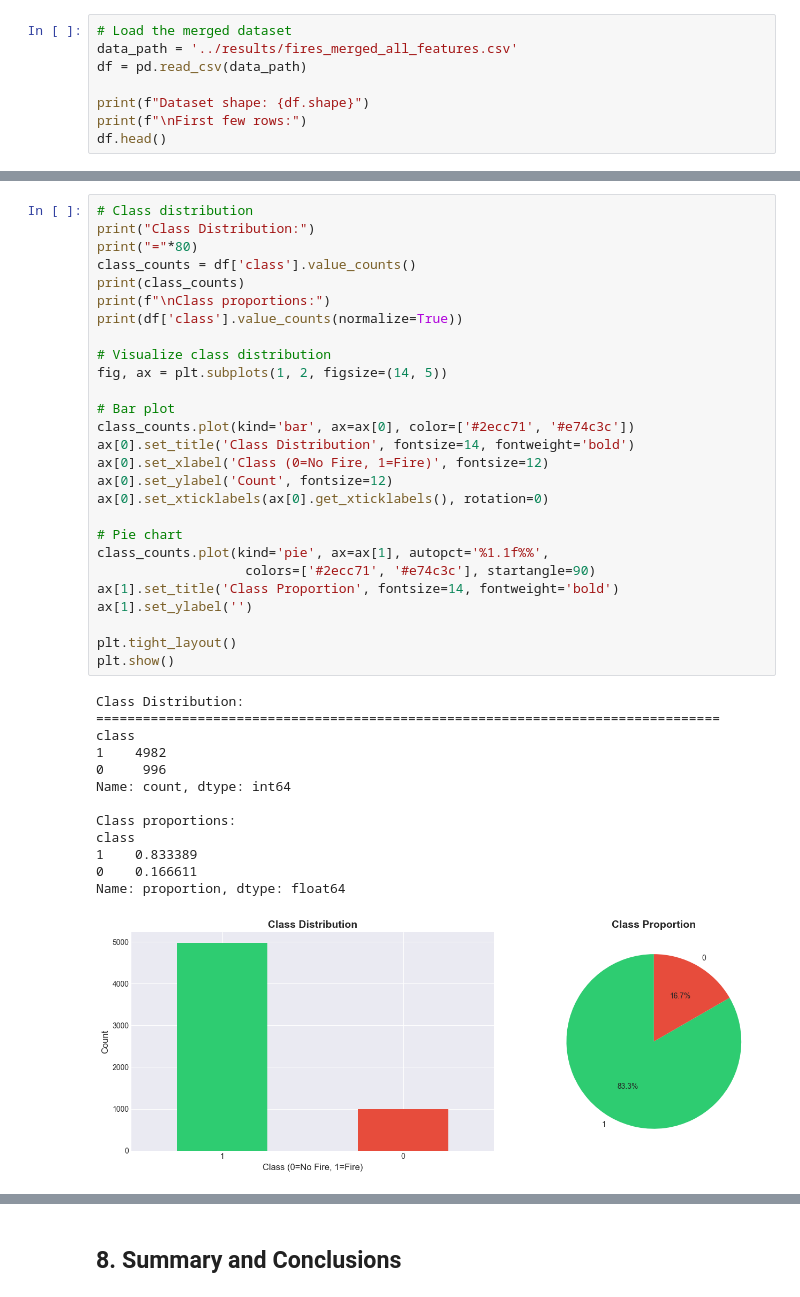
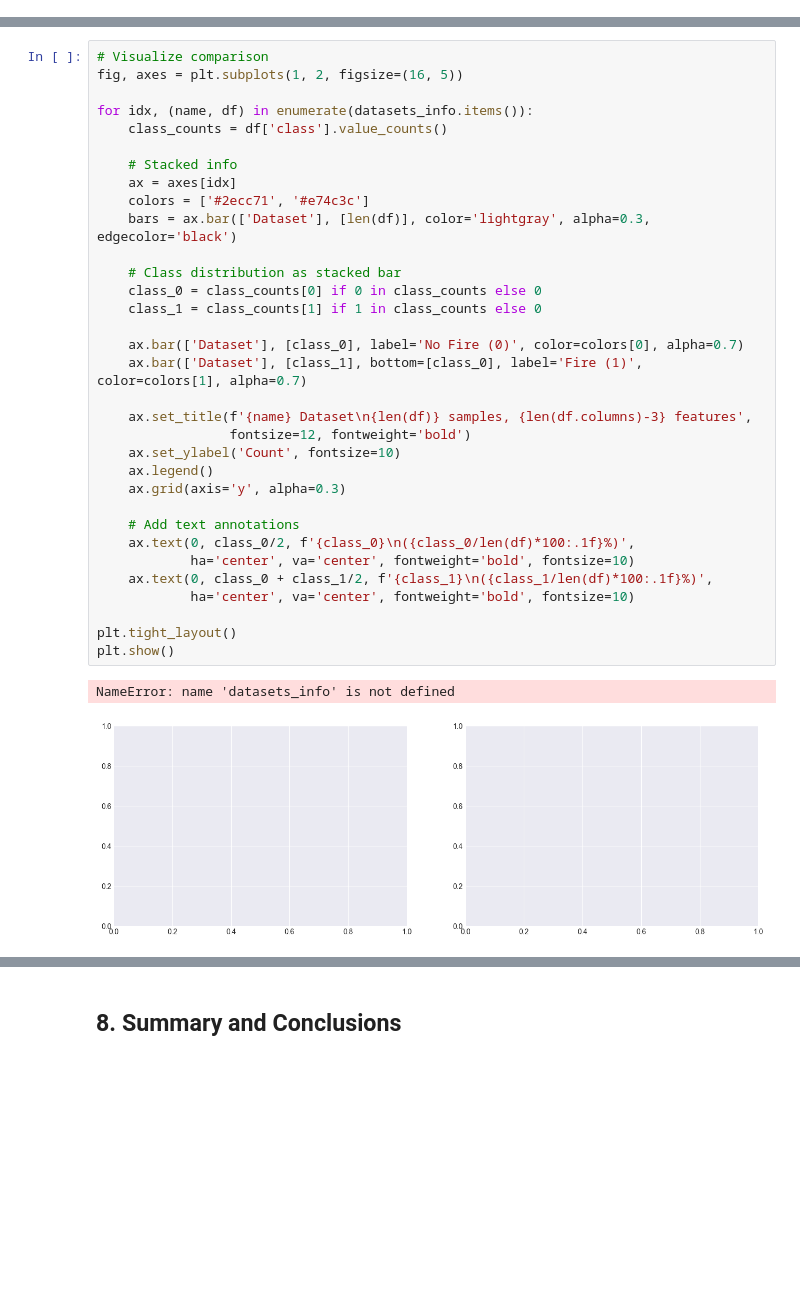
Before and after one commit to BESSAI-Tayeb/forest-fires-algeria-tunisia-analysis, a Jupyter notebook: analysis/model_training.ipynb, the cells around one changed output, grey strips where cells are left out. Saved outputs shown, nothing was run; the diff lists cells and outputs as text; blank space fills up the shorter version.

```diff
--- a/analysis/model_training.ipynb
+++ b/analysis/model_training.ipynb
@@ -32,11 +43,3 @@ sns.set_palette('husl')
 print("✅ Libraries imported successfully!")
 # %% [output]
 ✅ Libraries imported successfully!
-# %%
-# Load the merged dataset
-data_path = '../results/fires_merged_all_features.csv'
-df = pd.read_csv(data_path)
-
-print(f"Dataset shape: {df.shape}")
-print(f"\nFirst few rows:")
-df.head()
@@ -86,41 +46,36 @@ Missing values:
 # %%
-# Class distribution
-print("Class Distribution:")
-print("="*80)
-class_counts = df['class'].value_counts()
-print(class_counts)
-print(f"\nClass proportions:")
-print(df['class'].value_counts(normalize=True))
+# Visualize comparison
+fig, axes = plt.subplots(1, 2, figsize=(16, 5))
 
-# Visualize class distribution
-fig, ax = plt.subplots(1, 2, figsize=(14, 5))
+for idx, (name, df) in enumerate(datasets_info.items()):
+    class_counts = df['class'].value_counts()
 
-# Bar plot
-class_counts.plot(kind='bar', ax=ax[0], color=['#2ecc71', '#e74c3c'])
-ax[0].set_title('Class Distribution', fontsize=14, fontweight='bold')
-ax[0].set_xlabel('Class (0=No Fire, 1=Fire)', fontsize=12)
-ax[0].set_ylabel('Count', fontsize=12)
-ax[0].set_xticklabels(ax[0].get_xticklabels(), rotation=0)
+    # Stacked info
+    ax = axes[idx]
+    colors = ['#2ecc71', '#e74c3c']
+    bars = ax.bar(['Dataset'], [len(df)], color='lightgray', alpha=0.3, edgecolor='black')
 
-# Pie chart
-class_counts.plot(kind='pie', ax=ax[1], autopct='%1.1f%%',
-                   colors=['#2ecc71', '#e74c3c'], startangle=90)
-ax[1].set_title('Class Proportion', fontsize=14, fontweight='bold')
-ax[1].set_ylabel('')
+    # Class distribution as stacked bar
+    class_0 = class_counts[0] if 0 in class_counts else 0
+    class_1 = class_counts[1] if 1 in class_counts else 0
+
+    ax.bar(['Dataset'], [class_0], label='No Fire (0)', color=colors[0], alpha=0.7)
+    ax.bar(['Dataset'], [class_1], bottom=[class_0], label='Fire (1)', color=colors[1], alpha=0.7)
+
+    ax.set_title(f'{name} Dataset\n{len(df)} samples, {len(df.columns)-3} features',
+                 fontsize=12, fontweight='bold')
+    ax.set_ylabel('Count', fontsize=10)
+    ax.legend()
+    ax.grid(axis='y', alpha=0.3)
+
+    # Add text annotations
+    ax.text(0, class_0/2, f'{class_0}\n({class_0/len(df)*100:.1f}%)',
+            ha='center', va='center', fontweight='bold', fontsize=10)
+    ax.text(0, class_0 + class_1/2, f'{class_1}\n({class_1/len(df)*100:.1f}%)',
+            ha='center', va='center', fontweight='bold', fontsize=10)
 
 plt.tight_layout()
 plt.show()
 # %% [output]
-Class Distribution:
-================================================================================
-class
-1    4982
-0     996
-Name: count, dtype: int64
-
-Class proportions:
-class
-1    0.833389
-0    0.166611
-Name: proportion, dtype: float64
+NameError: name 'datasets_info' is not defined
-[figure, old version]
+[figure, new version]
```
Also changed, not shown: parts of 29 cells of this notebook, 10 other files.
